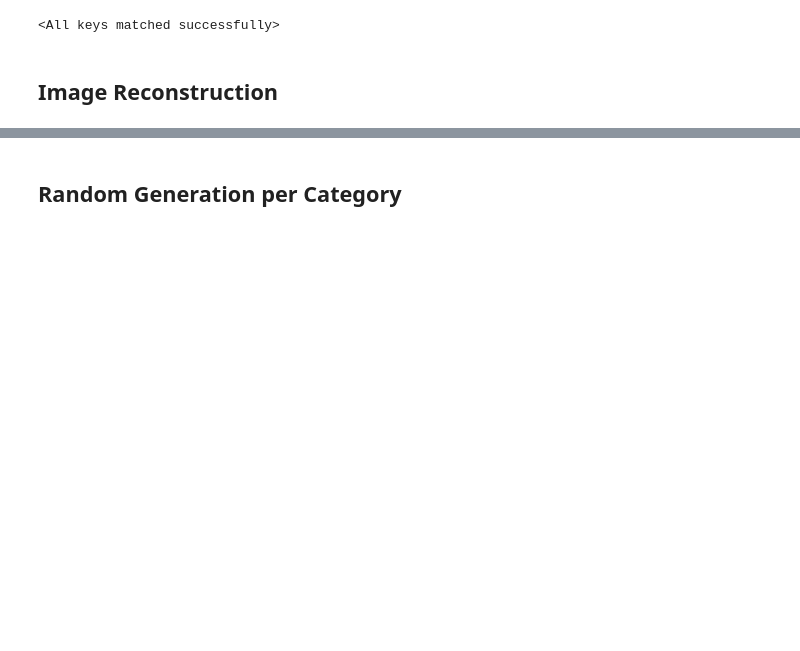
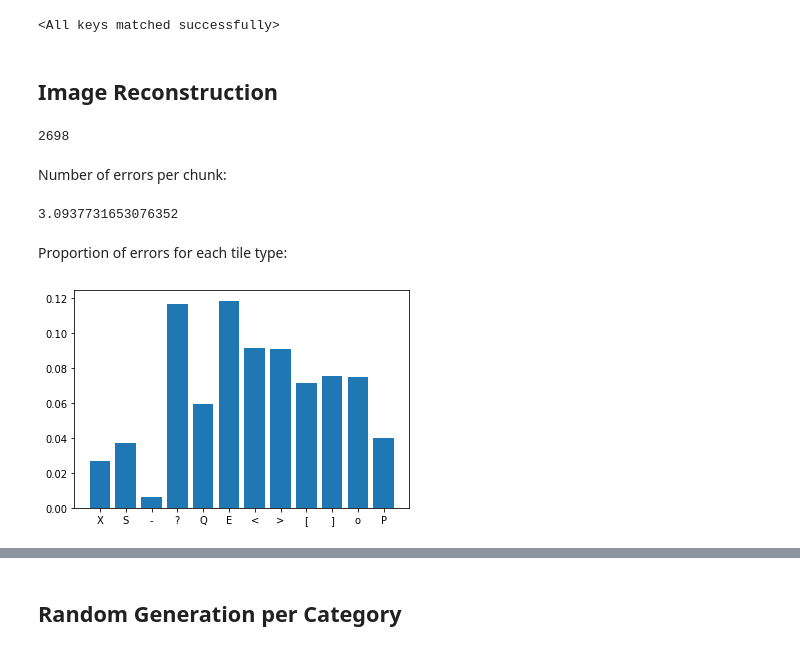
Before and after one commit to zhihanyang2022/GMVAE, a Jupyter notebook: smba_gmvae_8/smba_gmvae_8.ipynb, the cells around one changed output, grey strips where cells are left out. Drawn from its saved outputs; the diff is of its cells as text; code cells hidden in the pictures; blank space fills up the shorter version.

```diff
--- a/smba_gmvae_8/smba_gmvae_8.ipynb
+++ b/smba_gmvae_8/smba_gmvae_8.ipynb
@@ -207,4 +223,9 @@ gmvae.network.load_state_dict(torch.load('smba_gmvae_8.pth'))
 #     json.dump(history_loss, json_f)
 # %% [markdown]
 ## Image Reconstruction
+# %%
+size_of_training_set = len(train_ds)
+size_of_training_set
+# %% [output]
+2698
 # %%
@@ -215,3 +236,39 @@ reconstructed_int = reconstructed.reshape(15, 16, 16, 12).argmax(axis=-1)
+# %%
+errors = reconstructed_int != original_int
+# %% [markdown]
+Number of errors per chunk:
+# %%
+np.sum(errors) / size_of_training_set
+# %% [output]
+3.0937731653076352
+# %%
+# the tile indexes that are incorrectly reconstructed
+tile_idx_errors = original_int[errors]
+# %%
+char2int_smb = {
+    "X": 0,  # smb unpassable
+    "S": 1,  # smb breakable
+    "-": 2,
+    "?": 3,  # smb question
+    "Q": 4,  # smb question
+    "E": 5,
+    "<": 6,
+    ">": 7,
+    "[": 8,
+    "]": 9,
+    "o": 10,
+    "P": 11,  # for smb path (from Anurag's email)
+}
+
+int2char_smb = {v:k for k, v in char2int_smb.items()}
+# %% [markdown]
+Proportion of errors for each tile type:
+# %%
+plt.bar(np.unique(tile_idx_errors), np.bincount(tile_idx_errors) / np.bincount(original_int.flatten()))
+plt.xticks(np.unique(tile_idx_errors), [int2char_smb[i] for i in np.unique(tile_idx_errors)])
+plt.show()
+# %% [output]
+[figure, added]
 # %%
 def get_classes(chunks_int):
     classes = []
```
Also changed, not shown: parts of 10 cells of this notebook, 42 other files.
